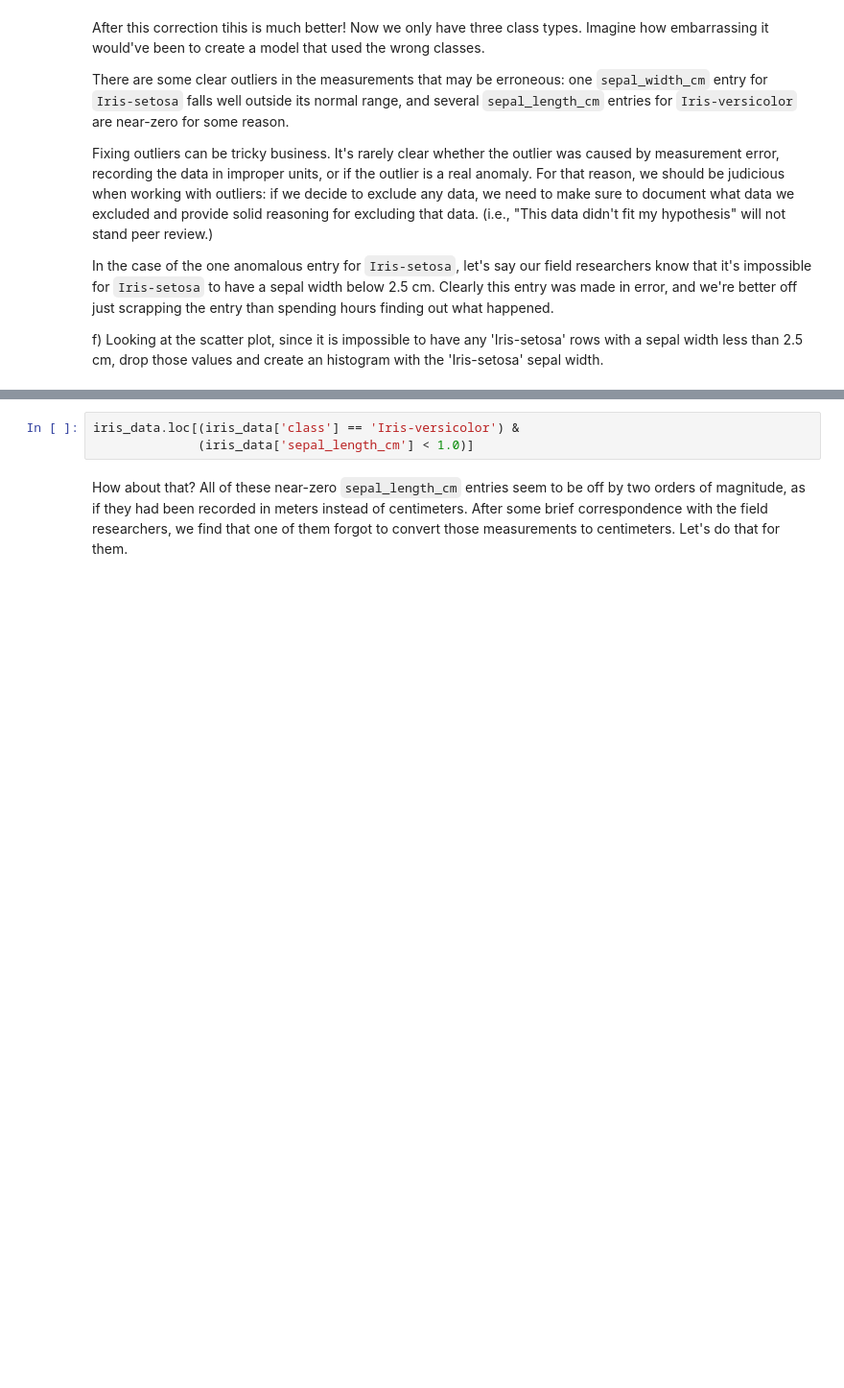
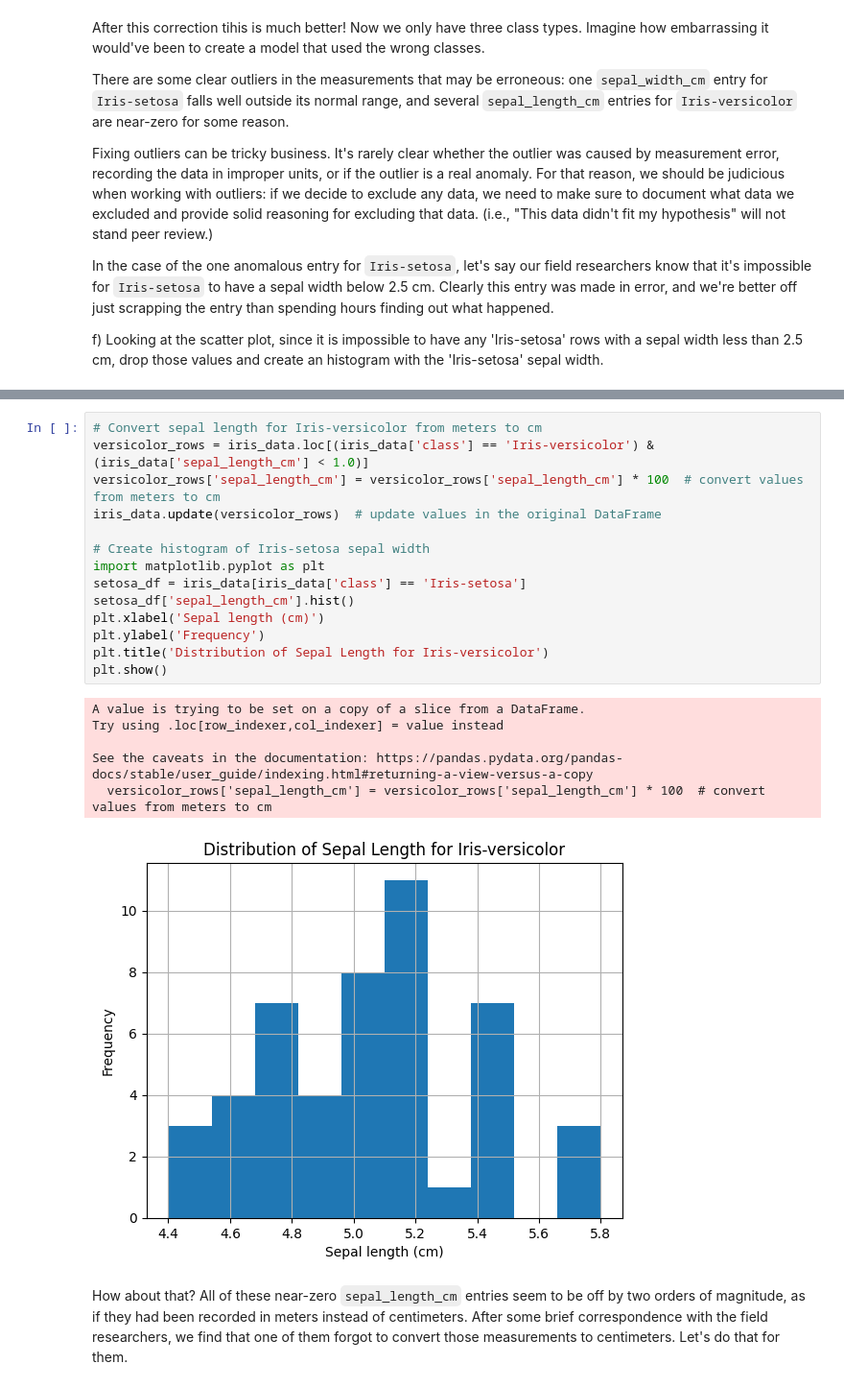
Before and after one commit to eduardo-mdc/AI-Notebook, a Jupyter notebook: A5/Exercise5_SupervisedLearning_ToComplete.ipynb, the cells around one changed output, grey strips where cells are left out. Shown at 96% size. Cells and saved outputs as stored; diff of their text form; blank space fills up the shorter version.

```diff
--- a/A5/Exercise5_SupervisedLearning_ToComplete.ipynb
+++ b/A5/Exercise5_SupervisedLearning_ToComplete.ipynb
@@ -154,6 +165,24 @@ g)	The next data issue to address is the several near-zero sepal lengths for the
-# %%
-iris_data.loc[(iris_data['class'] == 'Iris-versicolor') &
-              (iris_data['sepal_length_cm'] < 1.0)]
+# %%
+# Convert sepal length for Iris-versicolor from meters to cm
+versicolor_rows = iris_data.loc[(iris_data['class'] == 'Iris-versicolor') & (iris_data['sepal_length_cm'] < 1.0)]
+versicolor_rows['sepal_length_cm'] = versicolor_rows['sepal_length_cm'] * 100  # convert values from meters to cm
+iris_data.update(versicolor_rows)  # update values in the original DataFrame
+
+# Create histogram of Iris-setosa sepal width
+import matplotlib.pyplot as plt
+setosa_df = iris_data[iris_data['class'] == 'Iris-setosa']
+setosa_df['sepal_length_cm'].hist()
+plt.xlabel('Sepal length (cm)')
+plt.ylabel('Frequency')
+plt.title('Distribution of Sepal Length for Iris-versicolor')
+plt.show()
+# %% [output]
+A value is trying to be set on a copy of a slice from a DataFrame.
+Try using .loc[row_indexer,col_indexer] = value instead
+
+See the caveats in the documentation: https://pandas.pydata.org/pandas-docs/stable/user_guide/indexing.html#returning-a-view-versus-a-copy
+  versicolor_rows['sepal_length_cm'] = versicolor_rows['sepal_length_cm'] * 100  # convert values from meters to cm
+[figure, added]
 # %% [markdown]
 How about that? All of these near-zero `sepal_length_cm` entries seem to be off by two orders of magnitude, as if they had been recorded in meters instead of centimeters. After some brief correspondence with the field researchers, we find that one of them forgot to convert those measurements to centimeters. Let's do that for them.
 # %%
```
Also changed, not shown: parts of 12 cells of this notebook, 1 other file.
